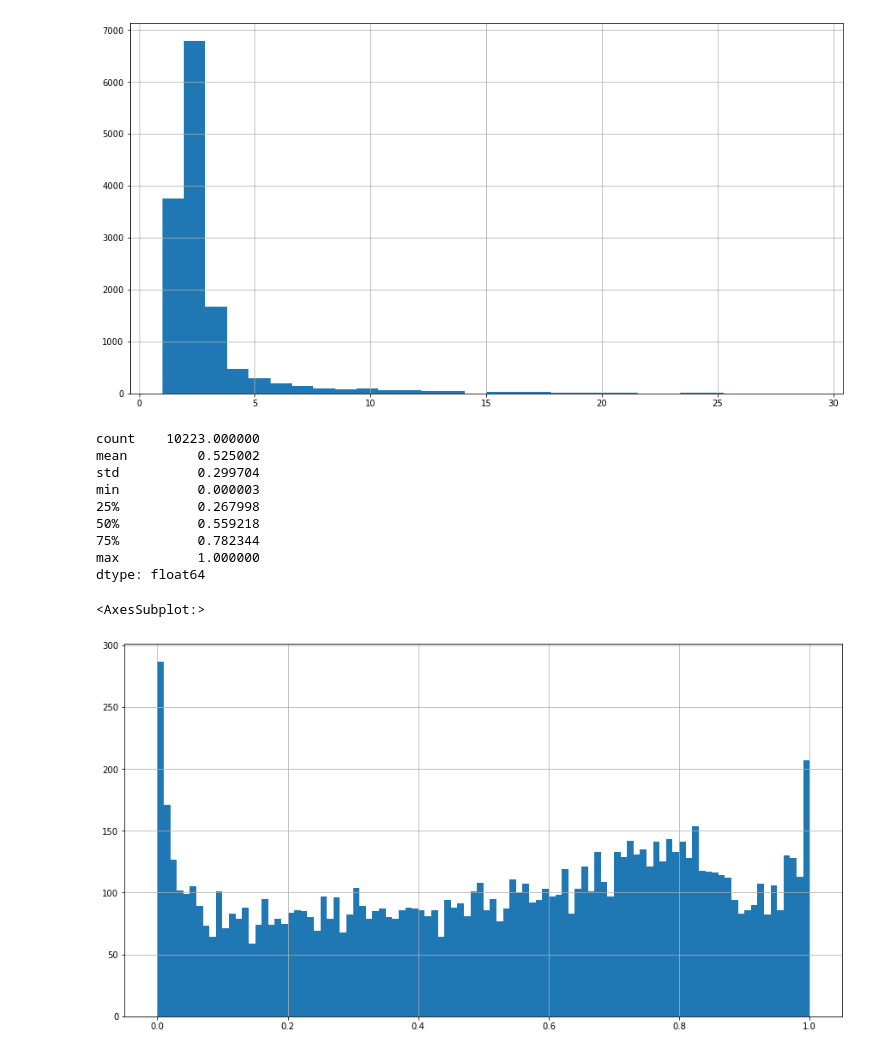
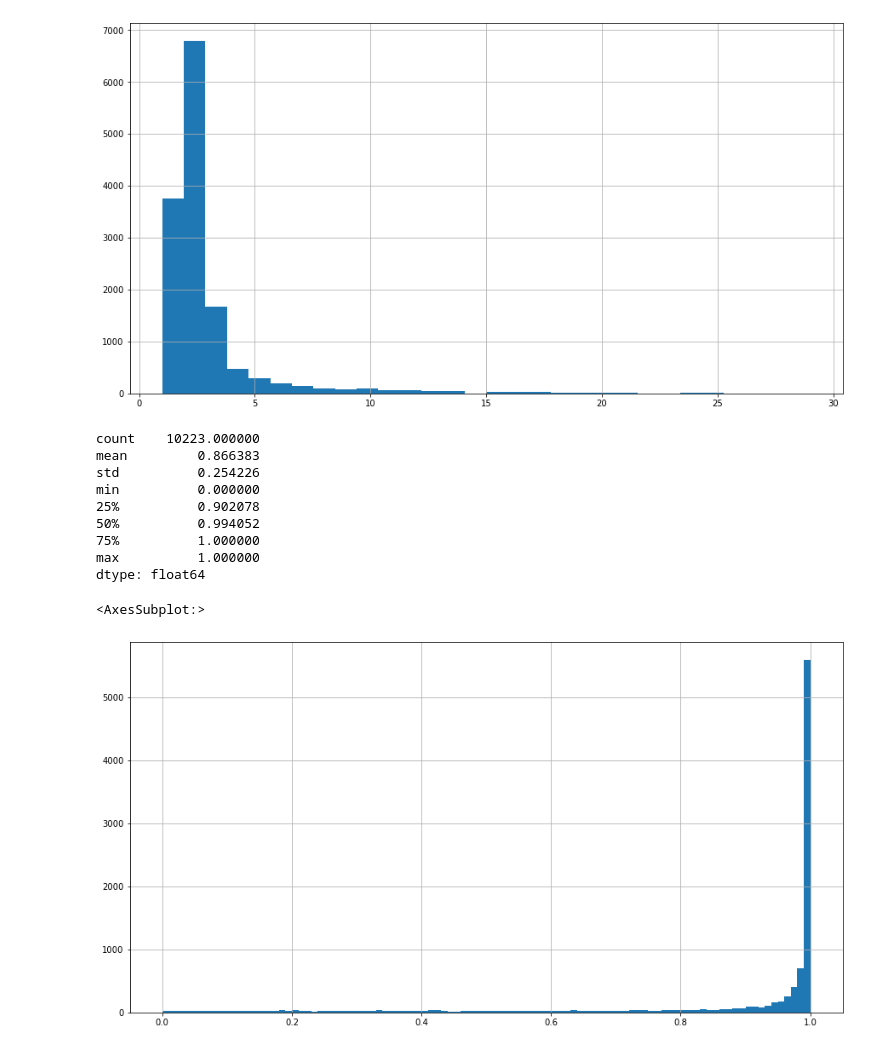
Before and after one commit to midusi/LSA-T, a Jupyter notebook: notebooks/signers_analysis.ipynb, the cells around one changed output. Drawn from its saved outputs; the diff is of its cells as text; code cells hidden in the pictures.

```diff
--- a/notebooks/signers_analysis.ipynb
+++ b/notebooks/signers_analysis.ipynb
@@ -35,26 +35,27 @@ dtype: float64
 # %%
 import pandas as pd
 from IPython.display import display
 
 
-def get_score(scores):
+def get_score(scores: list[float]):
     m1 = max(scores)
-    scores = [x for x in scores if x != m1]
-    return (m1 - max(scores)) / m1
+    scores = scores.copy()
+    scores.remove(m1)
+    return 0 if m1 == 0 else (m1 - max(scores)) / m1
 
 scores_s = pd.Series(map(get_score, filter(lambda s: len(s) >= 2, scores)))
 display(scores_s.describe())
 display(scores_s.hist(bins=100,figsize=(15,8)))
 # %% [output]
 count    10223.000000
-mean         0.525002
-std          0.299704
-min          0.000003
-25%          0.267998
-50%          0.559218
-75%          0.782344
+mean         0.866383
+std          0.254226
+min          0.000000
+25%          0.902078
+50%          0.994052
+75%          1.000000
 max          1.000000
 dtype: float64
 <AxesSubplot:>
-[figure, old version]
+[figure, new version]
 # %%
```
Also changed, not shown: parts of 2 cells of this notebook, 2 other files.
